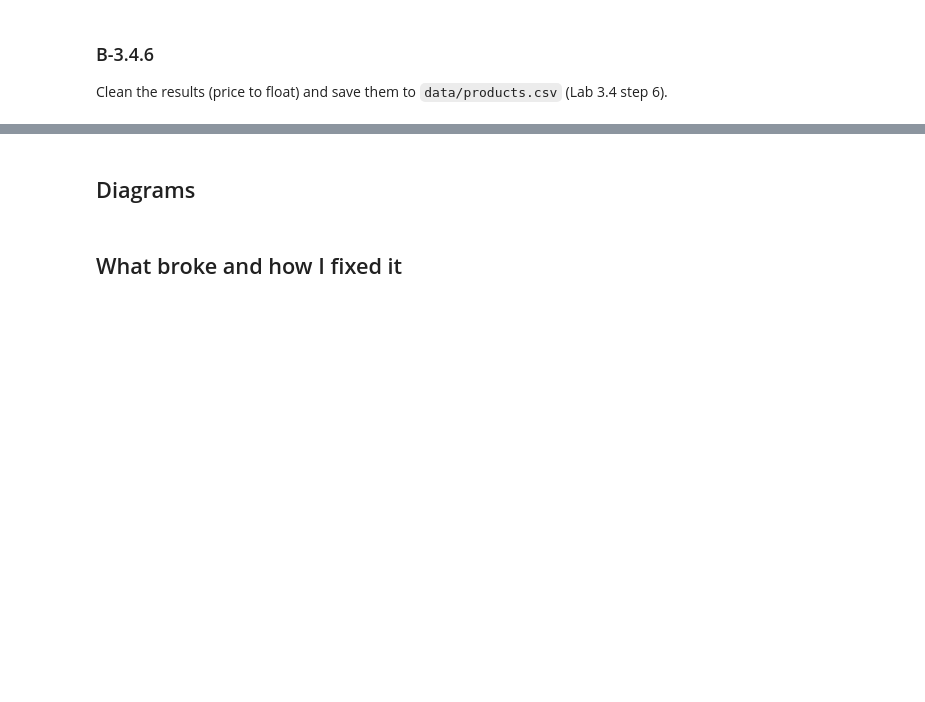
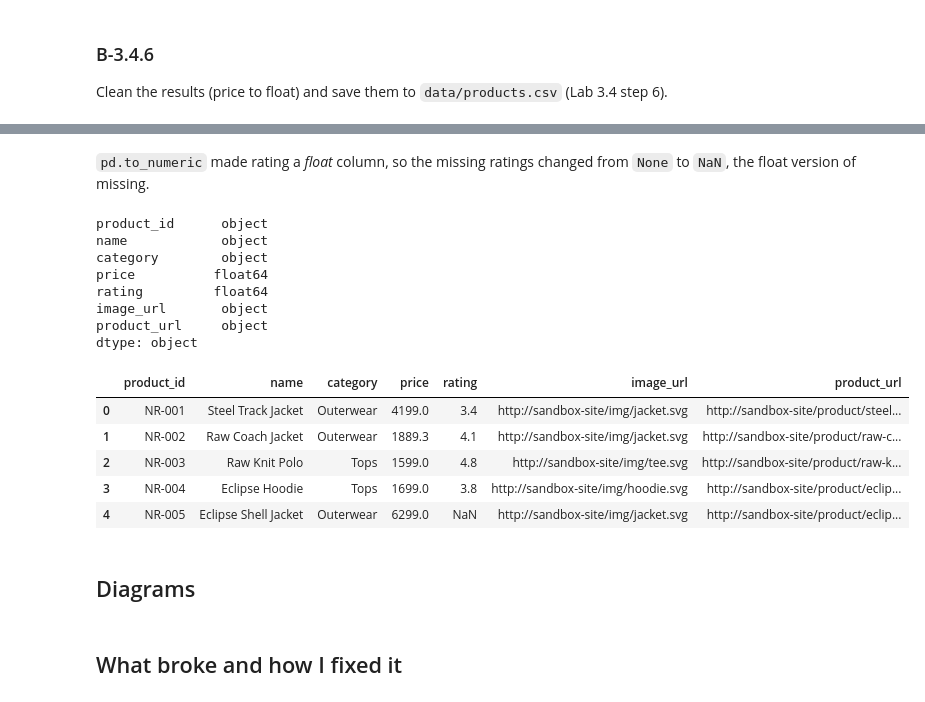
Before and after one commit to ejandrea-strat/python-training, a Jupyter notebook: work/module3_python_for_de.ipynb, the cells around one changed output, grey strips where cells are left out. Cells and saved outputs as stored; diff of their text form; code cells hidden in the pictures; blank space fills up the shorter version.

```diff
--- a/work/module3_python_for_de.ipynb
+++ b/work/module3_python_for_de.ipynb
@@ -645,0 +670,9 @@ Fetch and parse the site's `robots.txt`, and write down what it allows for the t
+# %%
+# Setting up the scraper
+
+import requests
+from urllib import robotparser
+
+BASE_URL = "http://sandbox-site"
+USER_AGENT = "AndreaTrainingScraper/1.0 (Python Training Lab 3.4; contact: Andrea via the training repo)"
+HEADERS = {"User-Agent": USER_AGENT}
@@ -661,0 +886,6 @@ Clean the results (price to float) and save them to `data/products.csv` (Lab 3.4
+# %%
+# Convert the price to float and clean the peso sign and comma ₱4,199.00 → 4199.00
+products_df["price"] = products_df["price"].str.replace(r"[₱,]", "", regex=True).astype(float)
+
+# None becomes NaN in the rating field
+products_df["rating"] = pd.to_numeric(products_df["rating"])
@@ -662,3 +903,23 @@ Clean the results (price to float) and save them to `data/products.csv` (Lab 3.4
+# %% [markdown]
+`pd.to_numeric` made rating a *float* column, so the missing ratings changed from `None` to `NaN`, the float version of missing.
+# %%
+print(products_df.dtypes)
+products_df.head()
+# %% [output]
+product_id      object
+name            object
+category        object
+price          float64
+rating         float64
+image_url       object
+product_url     object
+dtype: object
+|  | product_id | name | category | price | rating | image_url | product_url |
+| 0 | NR-001 | Steel Track Jacket | Outerwear | 4199.0 | 3.4 | http://sandbox-site/img/jacket.svg | http://sandbox-site/product/steel... |
+| 1 | NR-002 | Raw Coach Jacket | Outerwear | 1889.3 | 4.1 | http://sandbox-site/img/jacket.svg | http://sandbox-site/product/raw-c... |
+| 2 | NR-003 | Raw Knit Polo | Tops | 1599.0 | 4.8 | http://sandbox-site/img/tee.svg | http://sandbox-site/product/raw-k... |
+| 3 | NR-004 | Eclipse Hoodie | Tops | 1699.0 | 3.8 | http://sandbox-site/img/hoodie.svg | http://sandbox-site/product/eclip... |
+| 4 | NR-005 | Eclipse Shell Jacket | Outerwear | 6299.0 | NaN | http://sandbox-site/img/jacket.svg | http://sandbox-site/product/eclip... |
 # %% [markdown]
 ## Diagrams
 # %% [markdown]
```
Also changed, not shown: parts of 17 cells of this notebook, 1 other file.
